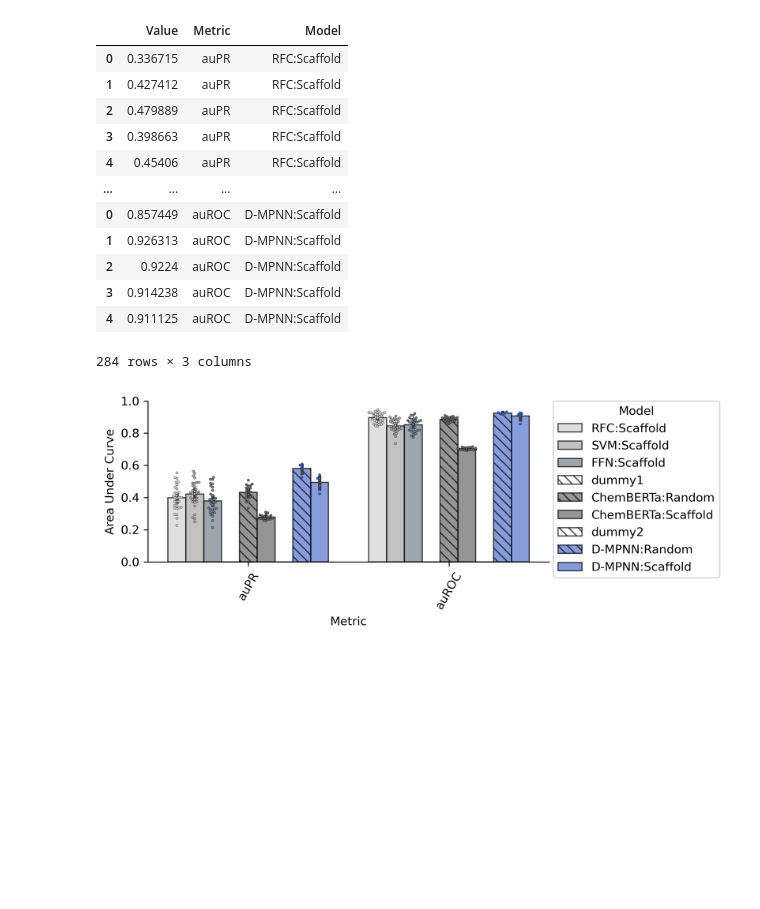
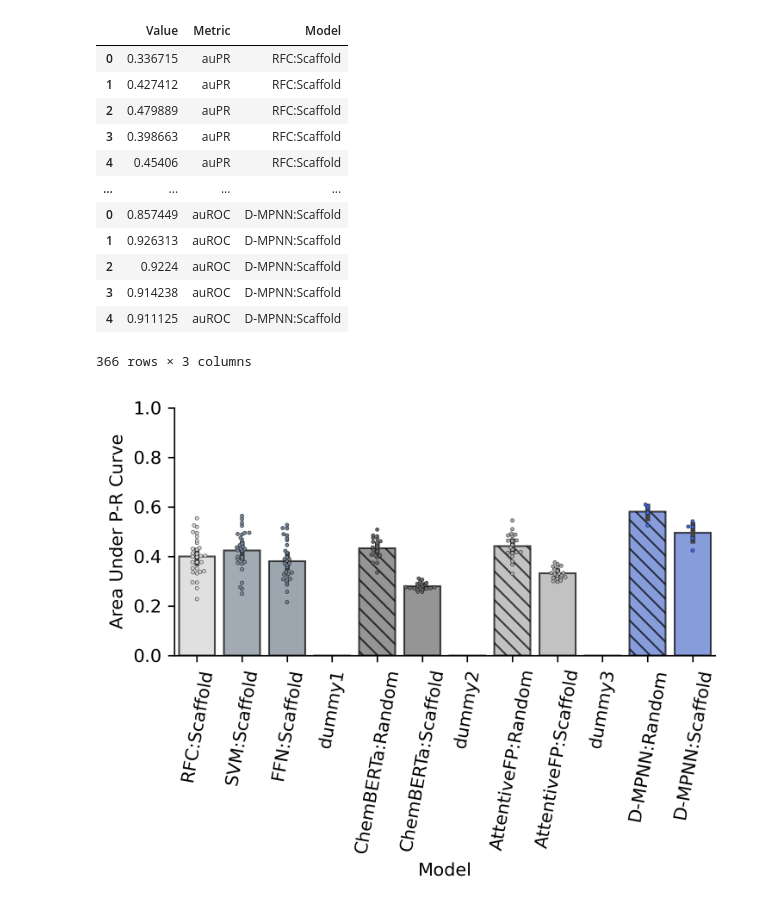
Before and after one commit to jackievaleri/ngonorrhoeae_abx_ml_discovery, a Jupyter notebook: src/05_compare_models_plot.ipynb, the cells around one changed output. Saved outputs shown, nothing was run; the diff lists cells and outputs as text; code cells hidden in the pictures; blank space fills up the shorter version.

Commit message:
add attentivefp models and model comparison

```diff
--- a/src/05_compare_models_plot.ipynb
+++ b/src/05_compare_models_plot.ipynb
@@ -15,7 +15,7 @@ def extend_dataframe(olddf, vals, metric, name):
 # %%
 newdf = pd.DataFrame(columns = ['Value', 'Metric', 'Model'])
 
-labels = ['RFC:Scaffold', 'SVM:Scaffold', 'FFN:Scaffold', 'dummy1', 'ChemBERTa:Random', 'ChemBERTa:Scaffold', 'dummy2', 'D-MPNN:Random', 'D-MPNN:Scaffold']
+labels = ['RFC:Scaffold', 'SVM:Scaffold', 'FFN:Scaffold', 'dummy1', 'ChemBERTa:Random', 'ChemBERTa:Scaffold', 'dummy2', 'AttentiveFP:Random', 'AttentiveFP:Scaffold', 'dummy3', 'D-MPNN:Random', 'D-MPNN:Scaffold']
 
 # paths since they are all in different folders
 rfc_path = 'rfc_hyperopt_pk_37k/rfc_final_122/'
@@ -24,10 +24,13 @@ ffn_path = 'ffn_hyperopt_pk_37k/ffn_final_20/'
 chemb_prefix = 'chemberta_pk_37k/'
 chemb_rand_path = chemb_prefix+'random_split_chemberta_models/'
 chemb_scaff_path = chemb_prefix+'scaffold_split_chemberta_models/'
+attent_prefix = 'attentivefp_pk_37k/'
+attent_rand_path = attent_prefix+'random_split_attentivefp_models/'
+attent_scaff_path = attent_prefix+'scaffold_split_attentivefp_models/'
 gnn_prefix = 'pk_37k_screen_models_03192022/'
 gnn_rand_path = gnn_prefix+'FINALbayHO04052022/'
 gnn_scaff_path = gnn_prefix+'FINALbayHO04052022_with_scaffold_split/'
-for fold, name in zip([rfc_path, svm_path, ffn_path, '', chemb_rand_path, chemb_scaff_path, '', gnn_rand_path, gnn_scaff_path], labels):
+for fold, name in zip([rfc_path, svm_path, ffn_path, '', chemb_rand_path, chemb_scaff_path, '', attent_rand_path, attent_scaff_path, '', gnn_rand_path, gnn_scaff_path], labels):
     if 'dummy' in name:
         newdf = extend_dataframe(newdf, [-0.1], 'auPR', name) # empty
         newdf = extend_dataframe(newdf, [-0.1], 'auROC', name)
@@ -89,36 +92,35 @@ df
 | 2 | 0.9224 | auROC | D-MPNN:Scaffold |
 | 3 | 0.914238 | auROC | D-MPNN:Scaffold |
 | 4 | 0.911125 | auROC | D-MPNN:Scaffold |
-284 rows × 3 columns
+366 rows × 3 columns
 # %%
 
-plt.figure(figsize=(7.5,3), dpi=300)
-my_pal = dict(zip(labels, ["lightgrey", "darkgrey","slategrey",'white','dimgrey','dimgrey','white','royalblue', 'royalblue']))
-ax = sns.barplot(data=df, x = 'Metric', y = 'Value', hue = 'Model', edgecolor='black', linewidth = 1, alpha = 0.7, palette = my_pal)
-sns.swarmplot(data=df, x = 'Metric', y = 'Value', hue = 'Model', dodge = True, edgecolor='black', linewidth = 0.2, s = 2, label='', palette = my_pal)
+plt.figure(figsize=(5,4), dpi=300)
+aupr_df = df[df['Metric'] == 'auPR']
+my_pal = dict(zip(labels, ["lightgrey", "lightslategrey","slategrey",'white','dimgrey','dimgrey','white','darkgrey','darkgrey','white','royalblue', 'royalblue']))
+ax = sns.swarmplot(data=aupr_df, x = 'Model', y = 'Value', edgecolor='black', linewidth = 0.2, s = 2, label='', palette = my_pal)
+sns.barplot(data=aupr_df, x = 'Model', y = 'Value',  edgecolor='black', linewidth = 1, alpha = 0.7, palette = my_pal)
 handles, labs = ax.get_legend_handles_labels()
 
 # Define some hatches
 # Loop over the bars
 # weird numbering convention - loops over colors https://stackoverflow.com/questions/35467188/is-it-possible-to-add-hatches-to-each-individual-bar-in-seaborn-barplot
-extend_labels = [x for x in labels for _ in (0, 1)]
-hatches = [' ' if 'Scaffold' in x else '\\\\\\' for x in extend_labels]
+#extend_labels = [x for x in labels for _ in (0, 1)] # can use for plotting auPR and auROC in same plot
+hatches = [' ' if 'Scaffold' in x else '\\\\\\' for x in labels]
 
 for i,thisbar in enumerate(ax.patches):
     thisbar.set_hatch(hatches[i])
 
-ax.legend(handles[9:18], labs[9:18], title='Model', bbox_to_anchor=(1.01, 1), borderaxespad=0)
-
-plt.xlabel('Metric')
+plt.xlabel('Model')
 plt.ylim([0,1.0])
-plt.xticks(rotation = 60)
-plt.ylabel('Area Under Curve')
+plt.xticks(rotation = 80)
+plt.ylabel('Area Under P-R Curve')
 ax.spines['top'].set_visible(False)
 ax.spines['right'].set_visible(False)
 plt.tight_layout()
 
-plt.savefig('../figure_panels/model_comparison.svg')
-plt.savefig('../figure_panels/model_comparison.png')
+plt.savefig('../figure_panels/model_comparison_aupr.svg')
+plt.savefig('../figure_panels/model_comparison_aupr.png')
 plt.show()
 # %% [output]
-[figure, old version]
+[figure, new version]
```
Also changed, not shown: parts of 5 cells of this notebook, 17 other files.
